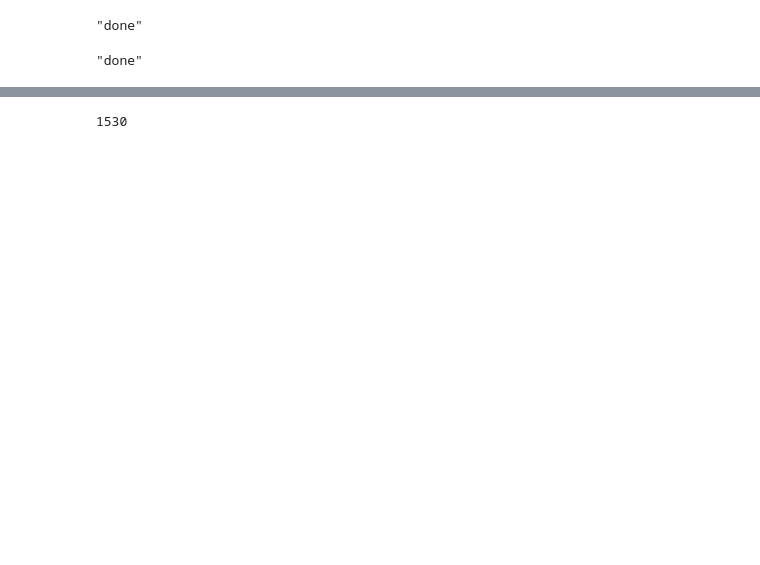
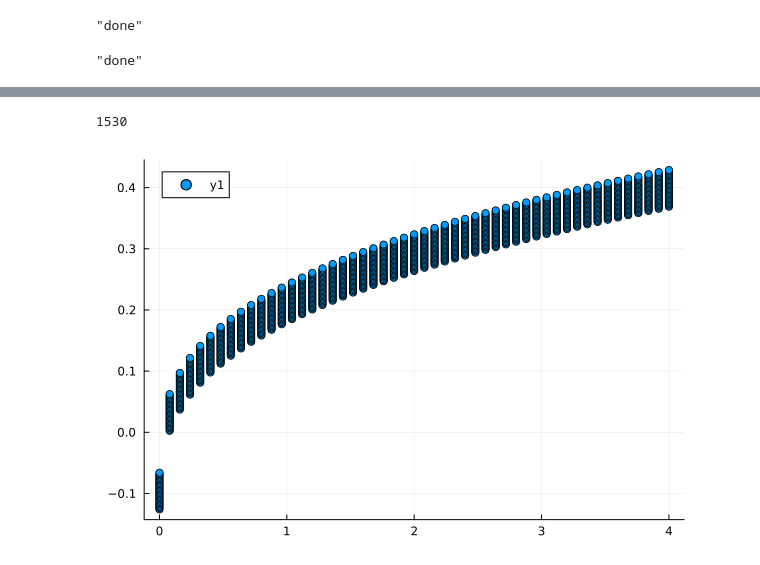
Before and after one commit to nepero27178/LadderHubbardSC, a Jupyter notebook: Project/HartreeFock/src/labs/Max-Finder.ipynb, the cells around one changed output, grey strips where cells are left out. Cells and saved outputs as stored; diff of their text form; code cells hidden in the pictures; blank space fills up the shorter version.

```diff
--- a/Project/HartreeFock/src/labs/Max-Finder.ipynb
+++ b/Project/HartreeFock/src/labs/Max-Finder.ipynb
@@ -186,11 +184,13 @@ in expression starting at In[8]:26
 # %%
 FilePathS =  "/home/nepero27178/Documents/University/Masters/" *
     "LadderHubbardSC/Project/HartreeFock/" *
     "simulations/special-scan/2025-11-25-MaxFinder-AF.txt"
 DataS = readdlm(FilePathS, ';')
 DFS = DataFrame(DataS[2:end,:], DataS[1,:])
-scatter(DFS.V, DFS.δ)
+S = scatter(DFS.V, DFS.δ)
 myVec = [V for V in 0.0:0.08:4.0]
-length(myVec) * 30
+print(length(myVec) * 30)
+S
 # %% [output]
 1530
+[figure, added]
```
Also changed, not shown: parts of 5 cells of this notebook, 23 other files.
